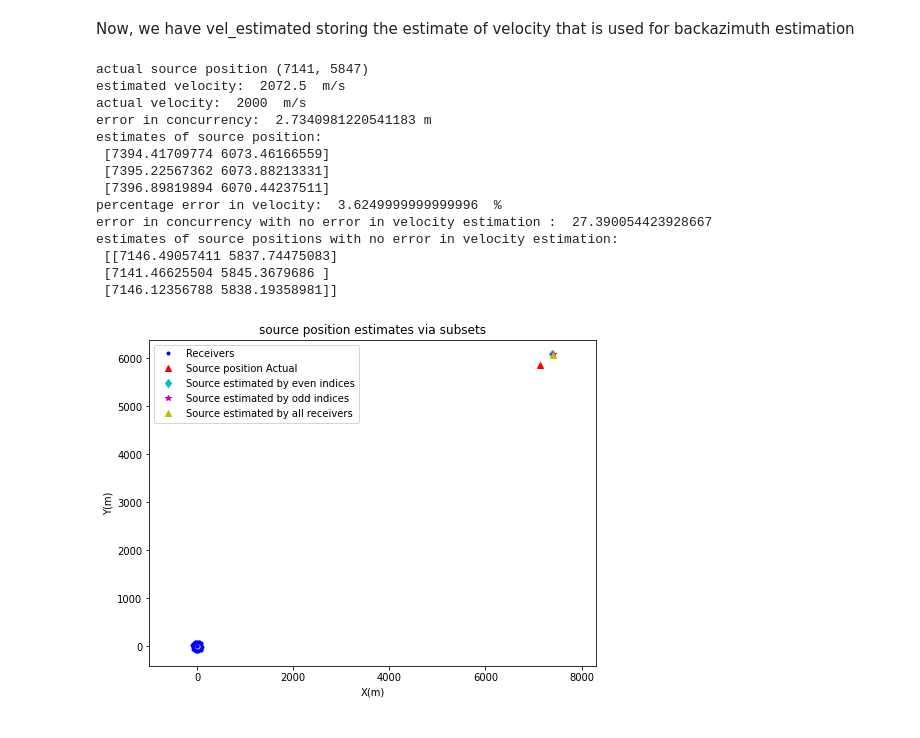
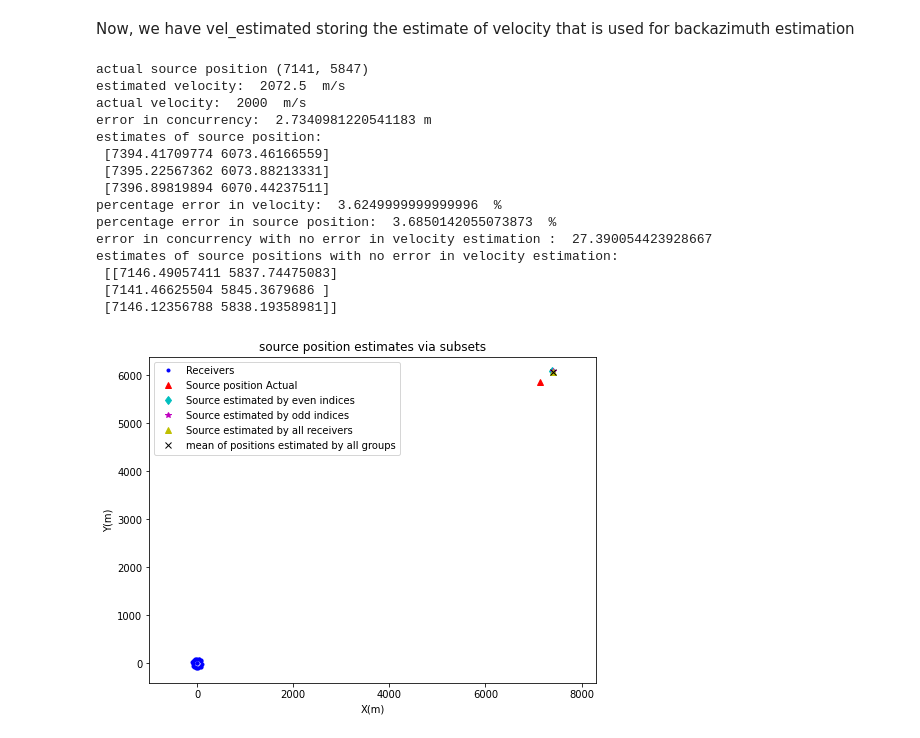
Before and after one commit to Student-Satellite-IITB/GLEE, a Jupyter notebook: Beamforming/Plane Wave Fitting unknown Velocity.ipynb, the cells around one changed output. Cells and saved outputs as stored; diff of their text form; code cells hidden in the pictures.

Commit message:
added mean position on plot

```diff
--- a/Beamforming/Plane Wave Fitting unknown Velocity.ipynb
+++ b/Beamforming/Plane Wave Fitting unknown Velocity.ipynb
@@ -367,14 +367,17 @@ for i in range(1,4):# the more the no, of iterations, the more finner step size
 # %% [markdown]
 Now, we have vel_estimated storing the estimate of velocity that is used for backazimuth estimation
 # %%
-
-
 print("actual source position", src)
 #print("src position estimated by all receivers: ",src_estimated_by_all)
 print("estimated velocity: ",vel_estimated," m/s","\nactual velocity: ", v," m/s")
 print("error in concurrency: ",error, "m")
 print("estimates of source position: \n", estimates[0]," \n", estimates[1],"\n", estimates[2])
 print("percentage error in velocity: ", ((vel_estimated-v)/v)*100," %")
+
+mean_position_estimated=np.sum(estimates, axis=0)/3 # find mean position estimated
+diff=np.sqrt(np.sum(np.square(mean_position_estimated-src))) # find distance in mean position and actual position
+print("percentage error in source position: ", diff/np.sqrt(np.sum(np.square(src)))*100," % ")#np.sqrt(np.sum(np.square(src))) is the distance of source from origin
+
 err_real_vel,estimates_real_velocity=error_in_concurrency(v,n_rec,no_of_subsets,n_grp,rec_pos_mes,t_Rec_real,t_diff)
 print("error in concurrency with no error in velocity estimation : ", err_real_vel, "\nestimates of source positions with no error in velocity estimation:\n", estimates_real_velocity)
 # %% [output]
@@ -387,6 +390,7 @@ estimates of source position:
  [7395.22567362 6073.88213331]
  [7396.89819894 6070.44237511]
 percentage error in velocity:  3.6249999999999996  %
+percentage error in source position:  3.6850142055073873  %
 error in concurrency with no error in velocity estimation :  27.390054423928667
 estimates of source positions with no error in velocity estimation:
  [[7146.49057411 5837.74475083]
@@ -395,25 +399,26 @@ estimates of source positions with no error in velocity estimation:
 # %%
 x,y =np.mgrid[-500:500:1000j,-500:500:1000j]  # a 2D grid for defining domain and evaluation of source position
 
 plt.figure(figsize=(8,6))
 plt.plot(rec_pos_mes[:,0],rec_pos_mes[:,1],'b.',label='Receivers')
 plt.plot(src[0],src[1],'r^',label='Source position Actual')
 
 plt.plot(estimates[0][0],estimates[0][1],'cd',label='Source estimated by even indices')
 plt.plot(estimates[1][0],estimates[1][1],'m*',label='Source estimated by odd indices')
 
 plt.plot(estimates[2][0],estimates[2][1],'y^',label='Source estimated by all receivers')
 #plt.plot(d*np.sin(np.pi-phi_estimated),d*np.cos(np.pi-phi_estimated),'g^',label='Source position estimated')
 #plt.plot(d*np.sin(np.pi/2-phi_estimated),d*np.cos(np.pi/2-phi_estimated),'g^',label='Source position estimated')
+plt.plot(mean_position_estimated[0],mean_position_estimated[1],'kx',label='mean of positions estimated by all groups')
 plt.plot()
 plt.legend()
 #plt.xlim(-500,500)
 #plt.ylim(-500,500)
 plt.xlabel('X(m)')
 plt.ylabel('Y(m)')
 plt.axis('equal')
 
 plt.title('source position estimates via subsets')
 plt.show()
 # %% [output]
-[figure, old version]
+[figure, new version]
```
Also changed, not shown: parts of 2 cells of this notebook.
